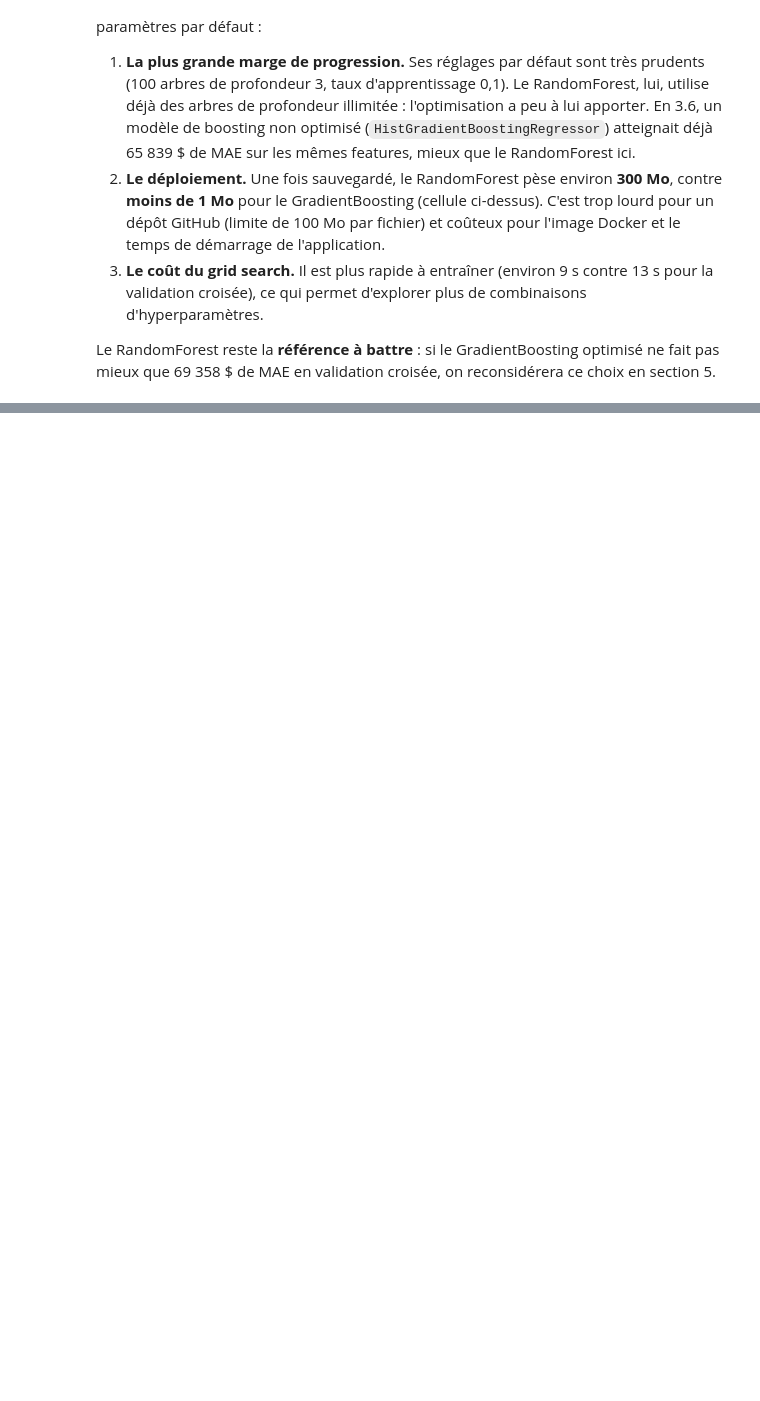
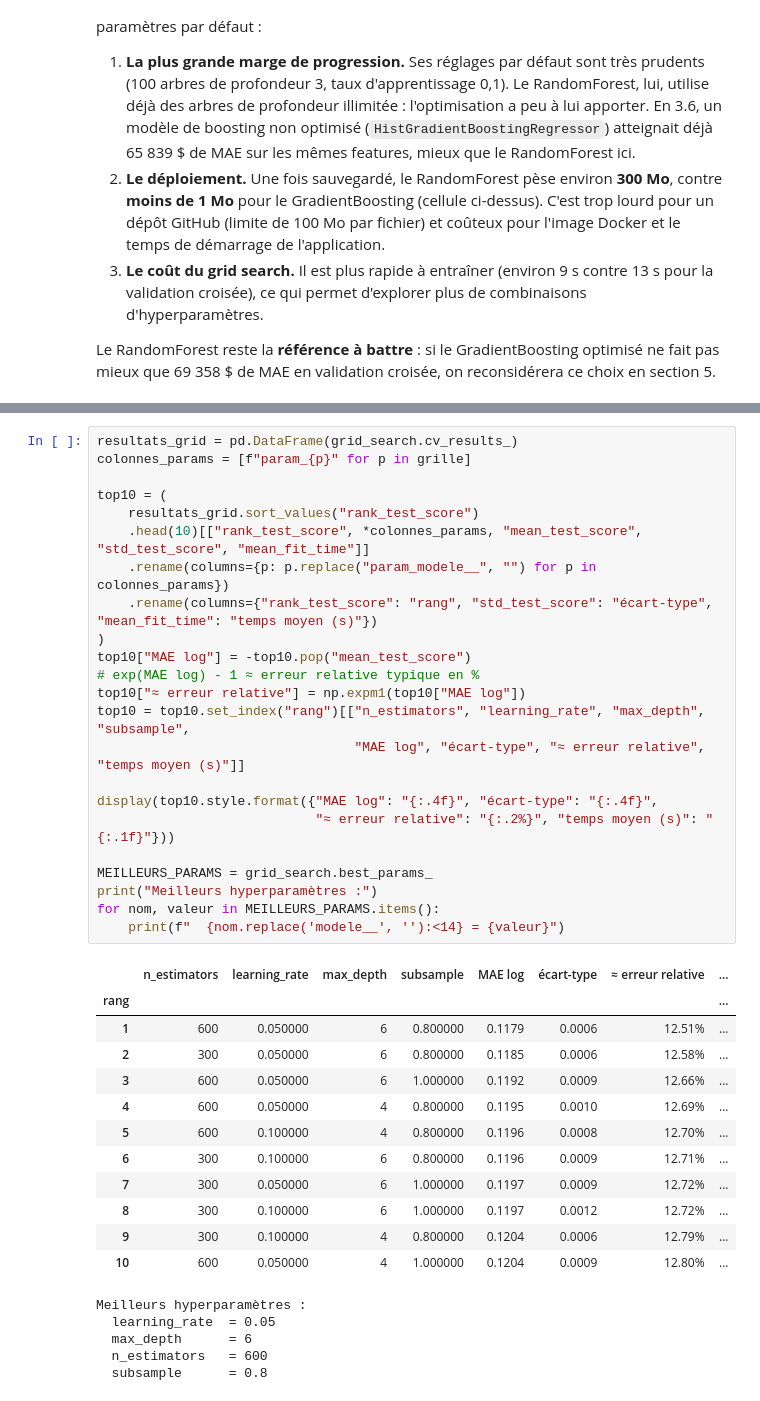
Before and after one commit to dina-yahiaoui/apartment-hunter, a Jupyter notebook: notebooks/01_modelisation.ipynb, the cells around one changed output, grey strips where cells are left out. Drawn from its saved outputs; the diff is of its cells as text; blank space fills up the shorter version.

```diff
--- a/notebooks/01_modelisation.ipynb
+++ b/notebooks/01_modelisation.ipynb
@@ -1196,0 +1264,41 @@ Le RandomForest reste la **référence à battre** : si le GradientBoosting opti
+# %%
+resultats_grid = pd.DataFrame(grid_search.cv_results_)
+colonnes_params = [f"param_{p}" for p in grille]
+
+top10 = (
+    resultats_grid.sort_values("rank_test_score")
+    .head(10)[["rank_test_score", *colonnes_params, "mean_test_score", "std_test_score", "mean_fit_time"]]
+    .rename(columns={p: p.replace("param_modele__", "") for p in colonnes_params})
+    .rename(columns={"rank_test_score": "rang", "std_test_score": "écart-type", "mean_fit_time": "temps moyen (s)"})
+)
+top10["MAE log"] = -top10.pop("mean_test_score")
+# exp(MAE log) - 1 ≈ erreur relative typique en %
+top10["≈ erreur relative"] = np.expm1(top10["MAE log"])
+top10 = top10.set_index("rang")[["n_estimators", "learning_rate", "max_depth", "subsample",
+                                 "MAE log", "écart-type", "≈ erreur relative", "temps moyen (s)"]]
+
+display(top10.style.format({"MAE log": "{:.4f}", "écart-type": "{:.4f}",
+                            "≈ erreur relative": "{:.2%}", "temps moyen (s)": "{:.1f}"}))
+
+MEILLEURS_PARAMS = grid_search.best_params_
+print("Meilleurs hyperparamètres :")
+for nom, valeur in MEILLEURS_PARAMS.items():
+    print(f"  {nom.replace('modele__', ''):<14} = {valeur}")
+# %% [output]
+|  | n_estimators | learning_rate | max_depth | subsample | MAE log | écart-type | ≈ erreur relative | ... |
+| rang |  |  |  |  |  |  |  | ... |
+| 1 | 600 | 0.050000 | 6 | 0.800000 | 0.1179 | 0.0006 | 12.51% | ... |
+| 2 | 300 | 0.050000 | 6 | 0.800000 | 0.1185 | 0.0006 | 12.58% | ... |
+| 3 | 600 | 0.050000 | 6 | 1.000000 | 0.1192 | 0.0009 | 12.66% | ... |
+| 4 | 600 | 0.050000 | 4 | 0.800000 | 0.1195 | 0.0010 | 12.69% | ... |
+| 5 | 600 | 0.100000 | 4 | 0.800000 | 0.1196 | 0.0008 | 12.70% | ... |
+| 6 | 300 | 0.100000 | 6 | 0.800000 | 0.1196 | 0.0009 | 12.71% | ... |
+| 7 | 300 | 0.050000 | 6 | 1.000000 | 0.1197 | 0.0009 | 12.72% | ... |
+| 8 | 300 | 0.100000 | 6 | 1.000000 | 0.1197 | 0.0012 | 12.72% | ... |
+| 9 | 300 | 0.100000 | 4 | 0.800000 | 0.1204 | 0.0006 | 12.79% | ... |
+| 10 | 600 | 0.050000 | 4 | 1.000000 | 0.1204 | 0.0009 | 12.80% | ... |
+Meilleurs hyperparamètres :
+  learning_rate  = 0.05
+  max_depth      = 6
+  n_estimators   = 600
+  subsample      = 0.8
```
Also changed, not shown: parts of 34 cells of this notebook, 2 other files.
